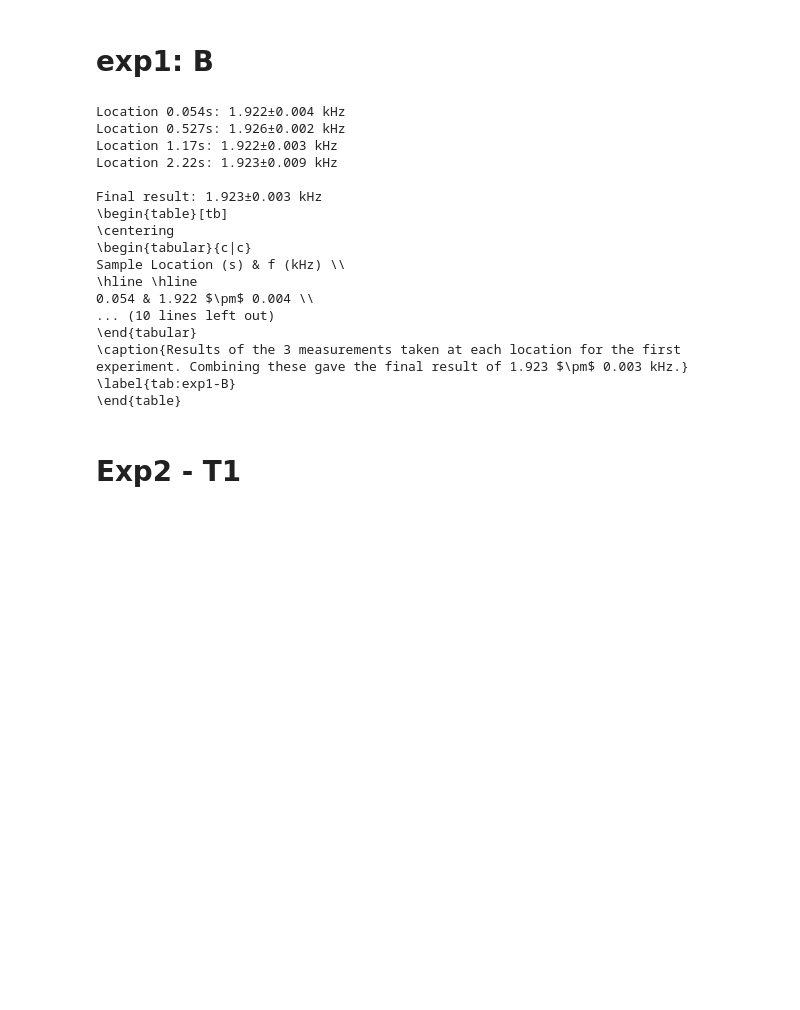
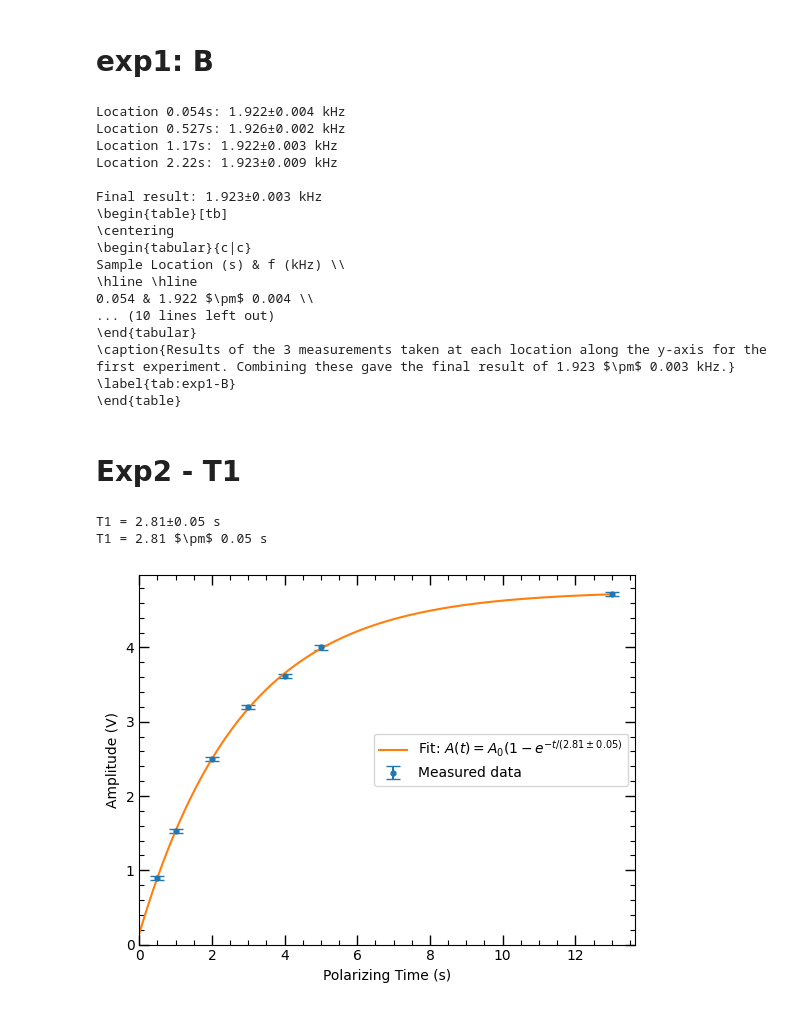
Before and after one commit to naki23/PL4-NMR, a Jupyter notebook: NMRmain.ipynb, the cells around one changed output. Drawn from its saved outputs; the diff is of its cells as text; code cells hidden in the pictures; blank space fills up the shorter version.

```diff
--- a/NMRmain.ipynb
+++ b/NMRmain.ipynb
@@ -172,7 +172,7 @@ from uncertainties import ufloat, unumpy
 from uncertainties.umath import sqrt
 
 # Read CSV file
-df = pd.read_csv(r'C:\Users\nagyk\OneDrive\2425.1b\Lab4 - NMR\data & processing NMR\csv exports\exp1.csv')
+df1 = pd.read_csv(r'C:\Users\nagyk\OneDrive\2425.1b\Lab4 - NMR\data & processing NMR\csv exports\exp1.csv')
 
 # Group measurements by location and calculate statistics for each
 location_results = []
@@ -183,9 +183,9 @@ Sample Location (s) & f (kHz) \\
 \hline \hline"""
 
 
-for location in sorted(df['location in the decay (s)'].unique()):
+for location in sorted(df1['location in the decay (s)'].unique()):
     # Get all frequency measurements for this location
-    values = df[df['location in the decay (s)'] == location]['f (kHz)']
+    values = df1[df1['location in the decay (s)'] == location]['f (kHz)']
 
     # Calculate mean and standard error of the mean
     mean = np.mean(values)
@@ -221,7 +221,7 @@ Sample Location (s) & f (kHz) \\
 0.054 & 1.922 $\pm$ 0.004 \\
 ... (10 lines left out)
 \end{tabular}
-\caption{Results of the 3 measurements taken at each location for the first experiment. Combining these gave the final result of 1.923 $\pm$ 0.003 kHz.}
+\caption{Results of the 3 measurements taken at each location along the y-axis for the first experiment. Combining these gave the final result of 1.923 $\pm$ 0.003 kHz.}
 \label{tab:exp1-B}
 \end{table}
 # %% [markdown]
@@ -245,0 +229,63 @@ for time in sorted(df['polarizing time (s) +/- 0.1s'].unique()):
+# %%
+plt.rc('xtick.major', size=7.5, width=1)   # For x-axis ticks
+plt.rc('ytick.major', size=7.5, width=1)   # For y-axis ticks
+plt.rc('xtick.minor', size=3.5, width = 0.8)  # For minor x-axis ticks
+plt.rc('ytick.minor', size=3.5, width = 0.8)  # For minor y-axis ticks
+
+my_dpi = 350
+# %%
+df2 = pd.read_csv(r'C:\Users\nagyk\OneDrive\2425.1b\Lab4 - NMR\data & processing NMR\csv exports\exp2.csv')
+
+t_list = []
+A_list = []
+A_err_list = []
+for time in sorted(df2['polarizing time (s) +/- 0.1s'].unique()):
+    # Get all amplitude measurements for this polarization time
+    values = df2[df2['polarizing time (s) +/- 0.1s'] == time]['amplitude (x2) (V)']
+    values = values / 2 # Divide by 2 to get the actual amplitude
+
+    mean = np.mean(values)
+    # not using std cus
+    #! here the oscilloscope error seemed to be more significant, as it showed only 0.1V steps
+    osc_err = 0.1/2 #V  The the oscilloscope was showing amplitude in steps 0.1V
+    std_err = osc_err / sqrt(len(values))
+
+    t_list.append(time)
+    A_list.append(mean)
+    A_err_list.append(std_err)
+
+# Convert lists to numpy arrays for fitting
+t_array = np.array(t_list)
+A_array = np.array(A_list)
+A_err_array = np.array(A_err_list)
+
+plt.errorbar(t_array, A_array, yerr=A_err_array, fmt='o',
+             capsize=5, markersize=3.5,
+             label='Measured data')
+plt.xlabel('Polarizing Time (s)')
+plt.ylabel('Amplitude (V)')
+
+def t1_function(t, A, B, T1):
+    return A * (1 - np.exp(-t/T1)) + B
+
+popt, pcov = curve_fit(t1_function, t_array, A_array,
+                       sigma=A_err_array,
+                       p0=[np.max(A_array), 0, 3])
+T1 = unc.correlated_values(popt, pcov)[2]
+print(f"T1 = {T1:.1uP} s")
+print(f"T1 = {T1:.1uL} s".replace(r'\pm', r"$\pm$"))
+
+t_test = np.linspace(0, np.max(t_array), 500)
+plt.plot(t_test, t1_function(t_test, *popt), label=r'Fit: $A(t)=A_0(1-e^{-t/' + f"({T1:.1uL})" + r'}$')
+
+plt.legend(loc="center right")
+plt.xlim(0)
+plt.ylim(0)
+plt.tick_params(axis='both', which='both', direction='in', top=True, right=True)
+plt.minorticks_on()
+plt.savefig('exp2_t1_fit.png', dpi=my_dpi)
+plt.show()
+# %% [output]
+T1 = 2.81±0.05 s
+T1 = 2.81 $\pm$ 0.05 s
+[figure, added]
```
Also changed, not shown: parts of 3 cells of this notebook, 1 other file.
